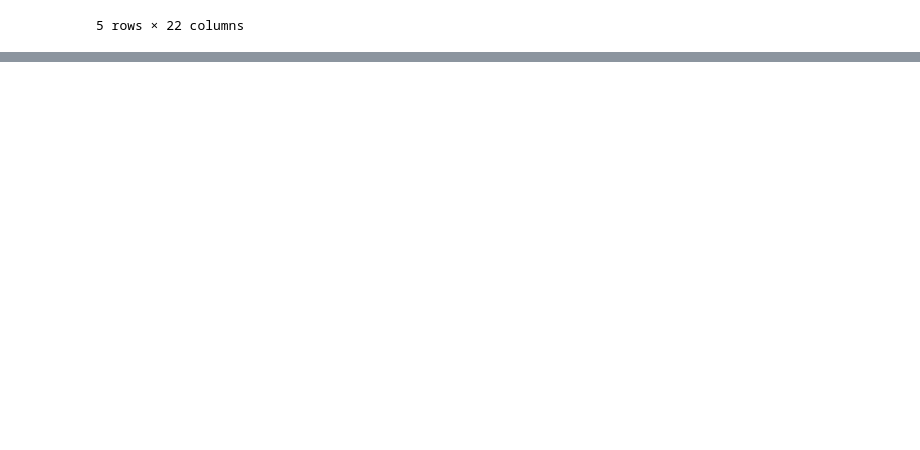
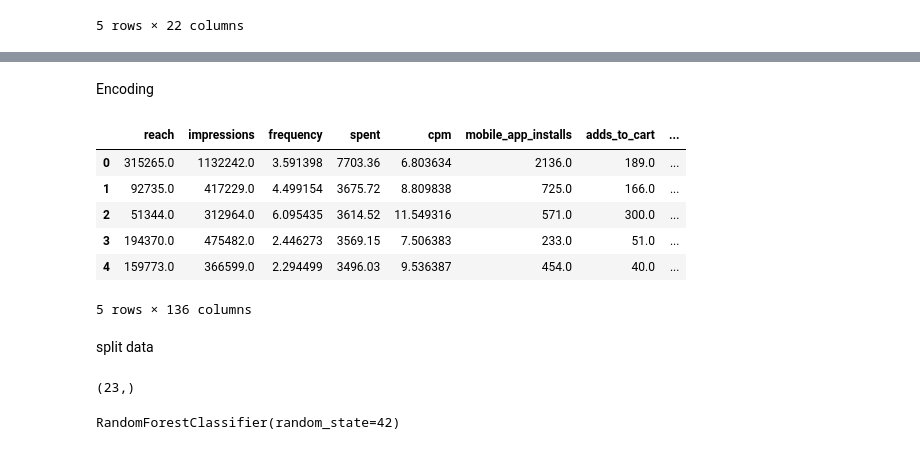
Before and after one commit to rakeshtparayil/Machine_Learning_Marketing, a Jupyter notebook: creative_scoring_predictions.ipynb, the cells around one changed output, grey strips where cells are left out. Cells and saved outputs as stored; diff of their text form; code cells hidden in the pictures; blank space fills up the shorter version.

Commit message:
Random Forest Model completed for creatives

```diff
--- a/creative_scoring_predictions.ipynb
+++ b/creative_scoring_predictions.ipynb
@@ -182,0 +192,34 @@ creative_copy.head()
+# %%
+creative_new = creative_copy.copy() # Create a copy of the dataframe
+# %% [markdown]
+Encoding
+# %%
+# Get all numerical columns
+numerical_columns = creative_new.select_dtypes(include=['int64', 'float64']).columns
+
+# Identify categorical columns except performance_color
+categorical_columns = creative_new.select_dtypes(include=['object']).columns
+categorical_columns = [col for col in categorical_columns if col != 'performance_color']
+
+# Create dummy variables for categorical columns
+encoded_columns = pd.get_dummies(creative_new[categorical_columns], dtype=int)
+
+# Combine numerical columns, encoded categorical columns, and performance_color
+creative_new_encoded = pd.concat([
+    creative_new[numerical_columns],              # Numerical columns
+    encoded_columns,                             # Encoded categorical columns
+    creative_new['performance_color']            # Target variable
+], axis=1)
+
+# Preview the result
+creative_new_encoded.head()
+# %% [output]
+|  | reach | impressions | frequency | spent | cpm | mobile_app_installs | adds_to_cart | ... |
+| 0 | 315265.0 | 1132242.0 | 3.591398 | 7703.36 | 6.803634 | 2136.0 | 189.0 | ... |
+| 1 | 92735.0 | 417229.0 | 4.499154 | 3675.72 | 8.809838 | 725.0 | 166.0 | ... |
+| 2 | 51344.0 | 312964.0 | 6.095435 | 3614.52 | 11.549316 | 571.0 | 300.0 | ... |
+| 3 | 194370.0 | 475482.0 | 2.446273 | 3569.15 | 7.506383 | 233.0 | 51.0 | ... |
+| 4 | 159773.0 | 366599.0 | 2.294499 | 3496.03 | 9.536387 | 454.0 | 40.0 | ... |
+5 rows × 136 columns
+# %% [markdown]
+split data
@@ -182,0 +235,15 @@ creative_copy.head()
+# %%
+y_test.shape
+# %% [output]
+(23,)
+# %%
+#import RandomForestClassifier
+from sklearn.ensemble import RandomForestClassifier as RandomForestClassifier
+
+#intialize the model
+RF_model = RandomForestClassifier(random_state=42)
+
+#fit the model
+RF_model.fit(X_train, y_train)
+# %% [output]
+RandomForestClassifier(random_state=42)
```
Also changed, not shown: parts of 8 cells of this notebook, 1 other file.
